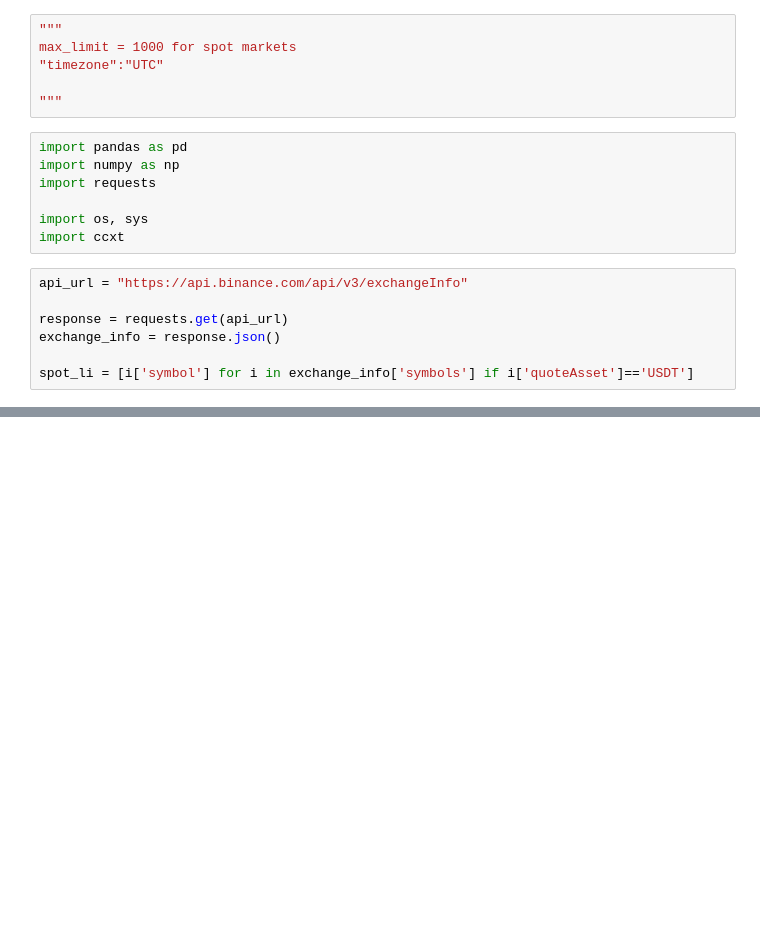
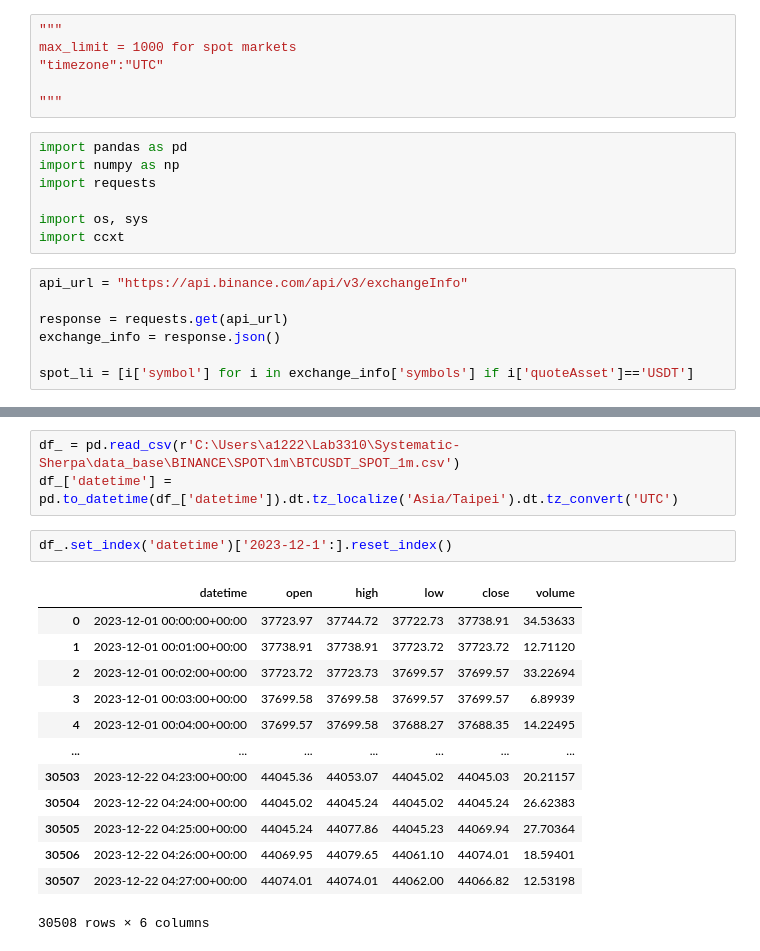
Before and after one commit to Hottari/Trading_System, a Jupyter notebook: Data_Loader/test.ipynb, the cells around one changed output, grey strips where cells are left out. Cells and saved outputs as stored; diff of their text form; blank space fills up the shorter version.

```diff
--- a/Data_Loader/test.ipynb
+++ b/Data_Loader/test.ipynb
@@ -20,0 +46,19 @@ spot_li = [i['symbol'] for i in exchange_info['symbols'] if i['quoteAsset']=='US
+# %%
+df_ = pd.read_csv(r'C:\Users\a1222\Lab3310\Systematic-Sherpa\data_base\BINANCE\SPOT\1m\BTCUSDT_SPOT_1m.csv')
+df_['datetime'] = pd.to_datetime(df_['datetime']).dt.tz_localize('Asia/Taipei').dt.tz_convert('UTC')
+# %%
+df_.set_index('datetime')['2023-12-1':].reset_index()
+# %% [output]
+|  | datetime | open | high | low | close | volume |
+| 0 | 2023-12-01 00:00:00+00:00 | 37723.97 | 37744.72 | 37722.73 | 37738.91 | 34.53633 |
+| 1 | 2023-12-01 00:01:00+00:00 | 37738.91 | 37738.91 | 37723.72 | 37723.72 | 12.71120 |
+| 2 | 2023-12-01 00:02:00+00:00 | 37723.72 | 37723.73 | 37699.57 | 37699.57 | 33.22694 |
+| 3 | 2023-12-01 00:03:00+00:00 | 37699.58 | 37699.58 | 37699.57 | 37699.57 | 6.89939 |
+| 4 | 2023-12-01 00:04:00+00:00 | 37699.57 | 37699.58 | 37688.27 | 37688.35 | 14.22495 |
+| ... | ... | ... | ... | ... | ... | ... |
+| 30503 | 2023-12-22 04:23:00+00:00 | 44045.36 | 44053.07 | 44045.02 | 44045.03 | 20.21157 |
+| 30504 | 2023-12-22 04:24:00+00:00 | 44045.02 | 44045.24 | 44045.02 | 44045.24 | 26.62383 |
+| 30505 | 2023-12-22 04:25:00+00:00 | 44045.24 | 44077.86 | 44045.23 | 44069.94 | 27.70364 |
+| 30506 | 2023-12-22 04:26:00+00:00 | 44069.95 | 44079.65 | 44061.10 | 44074.01 | 18.59401 |
+| 30507 | 2023-12-22 04:27:00+00:00 | 44074.01 | 44074.01 | 44062.00 | 44066.82 | 12.53198 |
+30508 rows × 6 columns
```
Also changed, not shown: parts of 11 cells of this notebook, 1 other file.
